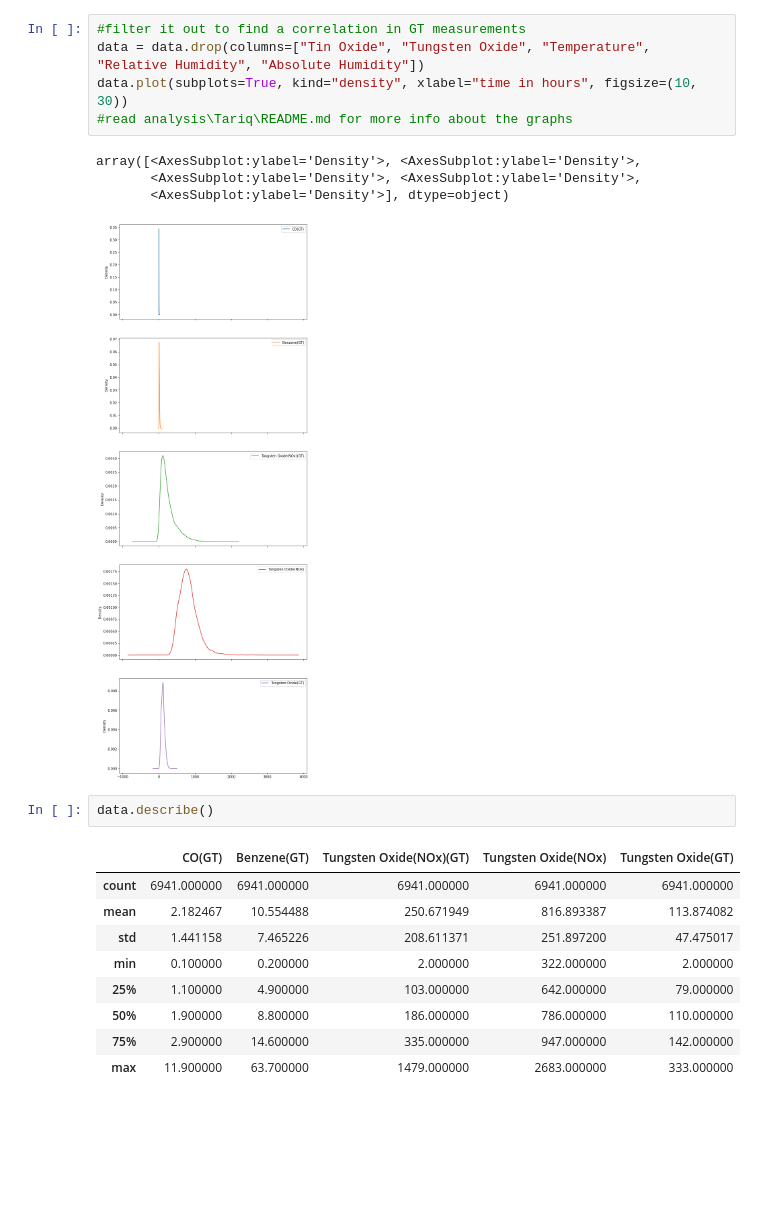
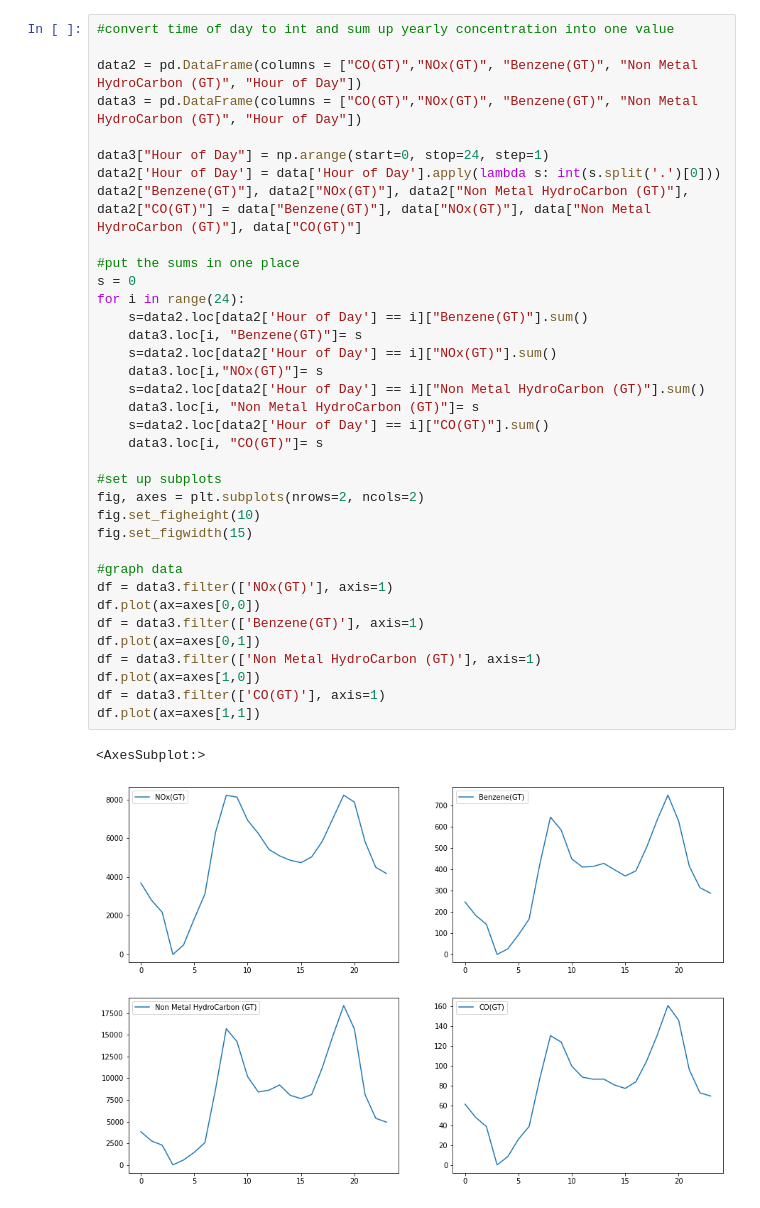
Before and after one commit to data301-2020-winter2/course-project-group_1018, a Jupyter notebook: analysis/Tariq_EDA.ipynb, the cells around one changed output. Saved outputs shown, nothing was run; the diff lists cells and outputs as text; blank space fills up the shorter version.

Commit message:
done with graphs and analysis

```diff
--- a/analysis/Tariq_EDA.ipynb
+++ b/analysis/Tariq_EDA.ipynb
@@ -21,22 +24,39 @@ data #loading the dataset to make sure it works
 # %%
-#filter it out to find a correlation in GT measurements
-data = data.drop(columns=["Tin Oxide", "Tungsten Oxide", "Temperature", "Relative Humidity", "Absolute Humidity"])
-data.plot(subplots=True, kind="density", xlabel="time in hours", figsize=(10, 30))
-#read analysis\Tariq\README.md for more info about the graphs
+#convert time of day to int and sum up yearly concentration into one value
+
+data2 = pd.DataFrame(columns = ["CO(GT)","NOx(GT)", "Benzene(GT)", "Non Metal HydroCarbon (GT)", "Hour of Day"])
+data3 = pd.DataFrame(columns = ["CO(GT)","NOx(GT)", "Benzene(GT)", "Non Metal HydroCarbon (GT)", "Hour of Day"])
+
+data3["Hour of Day"] = np.arange(start=0, stop=24, step=1)
+data2['Hour of Day'] = data['Hour of Day'].apply(lambda s: int(s.split('.')[0]))
+data2["Benzene(GT)"], data2["NOx(GT)"], data2["Non Metal HydroCarbon (GT)"], data2["CO(GT)"] = data["Benzene(GT)"], data["NOx(GT)"], data["Non Metal HydroCarbon (GT)"], data["CO(GT)"]
+
+#put the sums in one place
+s = 0
+for i in range(24):
+    s=data2.loc[data2['Hour of Day'] == i]["Benzene(GT)"].sum()
+    data3.loc[i, "Benzene(GT)"]= s
+    s=data2.loc[data2['Hour of Day'] == i]["NOx(GT)"].sum()
+    data3.loc[i,"NOx(GT)"]= s
+    s=data2.loc[data2['Hour of Day'] == i]["Non Metal HydroCarbon (GT)"].sum()
+    data3.loc[i, "Non Metal HydroCarbon (GT)"]= s
+    s=data2.loc[data2['Hour of Day'] == i]["CO(GT)"].sum()
+    data3.loc[i, "CO(GT)"]= s
+
+#set up subplots
+fig, axes = plt.subplots(nrows=2, ncols=2)
+fig.set_figheight(10)
+fig.set_figwidth(15)
+
+#graph data
+df = data3.filter(['NOx(GT)'], axis=1)
+df.plot(ax=axes[0,0])
+df = data3.filter(['Benzene(GT)'], axis=1)
+df.plot(ax=axes[0,1])
+df = data3.filter(['Non Metal HydroCarbon (GT)'], axis=1)
+df.plot(ax=axes[1,0])
+df = data3.filter(['CO(GT)'], axis=1)
+df.plot(ax=axes[1,1])
 # %% [output]
-array([<AxesSubplot:ylabel='Density'>, <AxesSubplot:ylabel='Density'>,
-       <AxesSubplot:ylabel='Density'>, <AxesSubplot:ylabel='Density'>,
-       <AxesSubplot:ylabel='Density'>], dtype=object)
+<AxesSubplot:>
-[figure, old version]
+[figure, new version]
-# %%
-data.describe()
-# %% [output]
-|  | CO(GT) | Benzene(GT) | Tungsten Oxide(NOx)(GT) | Tungsten Oxide(NOx) | Tungsten Oxide(GT) |
-| count | 6941.000000 | 6941.000000 | 6941.000000 | 6941.000000 | 6941.000000 |
-| mean | 2.182467 | 10.554488 | 250.671949 | 816.893387 | 113.874082 |
-| std | 1.441158 | 7.465226 | 208.611371 | 251.897200 | 47.475017 |
-| min | 0.100000 | 0.200000 | 2.000000 | 322.000000 | 2.000000 |
-| 25% | 1.100000 | 4.900000 | 103.000000 | 642.000000 | 79.000000 |
-| 50% | 1.900000 | 8.800000 | 186.000000 | 786.000000 | 110.000000 |
-| 75% | 2.900000 | 14.600000 | 335.000000 | 947.000000 | 142.000000 |
-| max | 11.900000 | 63.700000 | 1479.000000 | 2683.000000 | 333.000000 |
```
Also changed, not shown: parts of 2 cells of this notebook.
